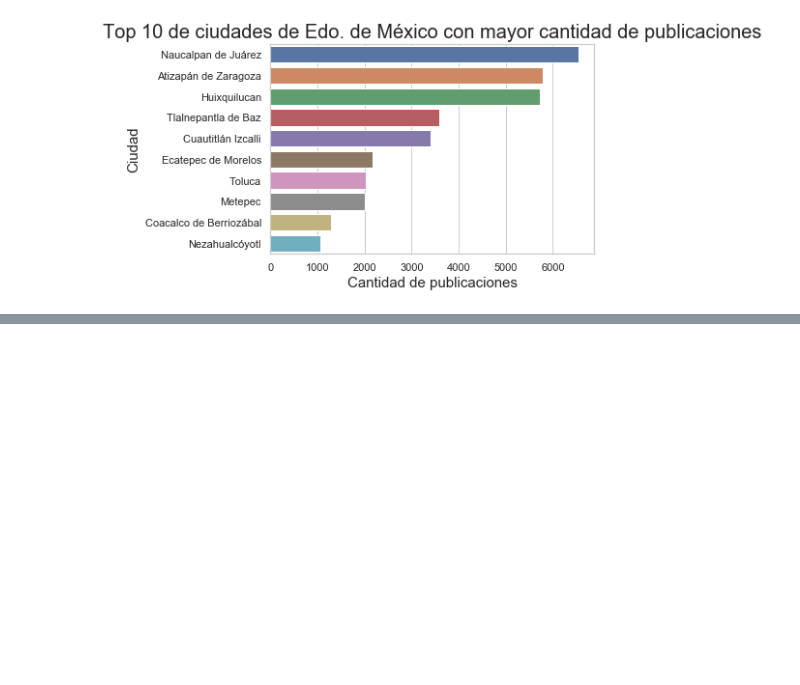
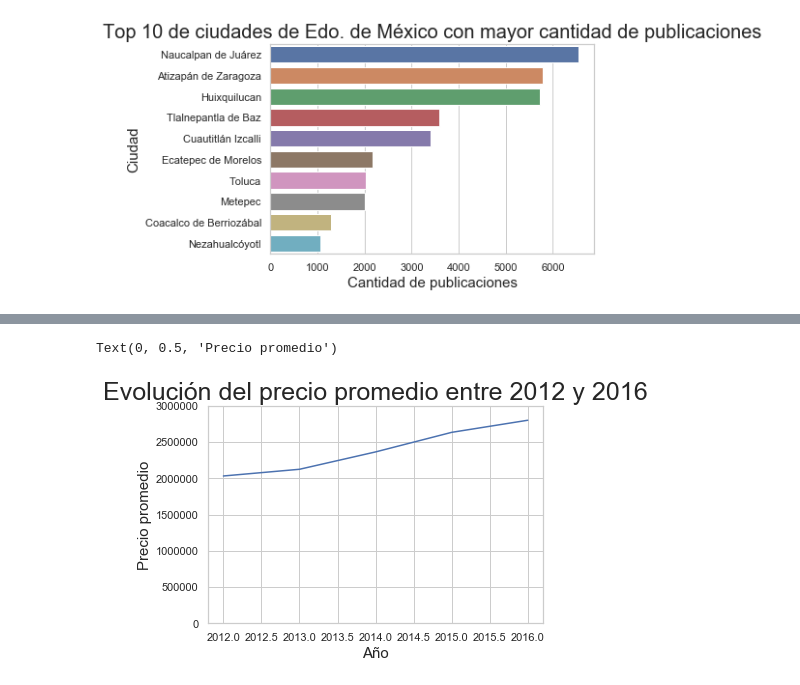
Before and after one commit to patopizzini/Organizacion_Datos_2C2019, a Jupyter notebook: TP1/TP1 JM.ipynb, the cells around one changed output, grey strips where cells are left out. Cells and saved outputs as stored; diff of their text form; code cells hidden in the pictures; blank space fills up the shorter version.

Commit message:
evolucion del precio promedio

```diff
--- a/TP1/TP1 JM.ipynb
+++ b/TP1/TP1 JM.ipynb
@@ -159,3 +159,8 @@ g.set_ylabel(u"Ciudad", fontsize=15)
 # %% [output]
 Text(0, 0.5, 'Ciudad')
 [figure]
+# %%
+tp1_data['fecha_datetime'] = pd.to_datetime(tp1_data['fecha'])
+tp1_data['anio'] = tp1_data['fecha_datetime'].dt.year
+precio_promedio_anio = tp1_data[['anio','precio']].groupby('anio').mean().reset_index()
+precio_promedio_anio.head(10)
@@ -161,0 +174,11 @@ Text(0, 0.5, 'Ciudad')
+# %%
+sns.lineplot(x="anio", y="precio", data=precio_promedio_anio)
+ax = plt.gca()
+ax.set_ylim(ymin=0)
+ax.set_ylim(ymax=3000000)
+ax.set_title("Evolución del precio promedio entre 2012 y 2016", fontsize=25)
+ax.set_xlabel("Año",fontsize=15)
+ax.set_ylabel("Precio promedio", fontsize=15)
+# %% [output]
+Text(0, 0.5, 'Precio promedio')
+[figure, added]
```
Also changed, not shown: parts of 3 cells of this notebook.
